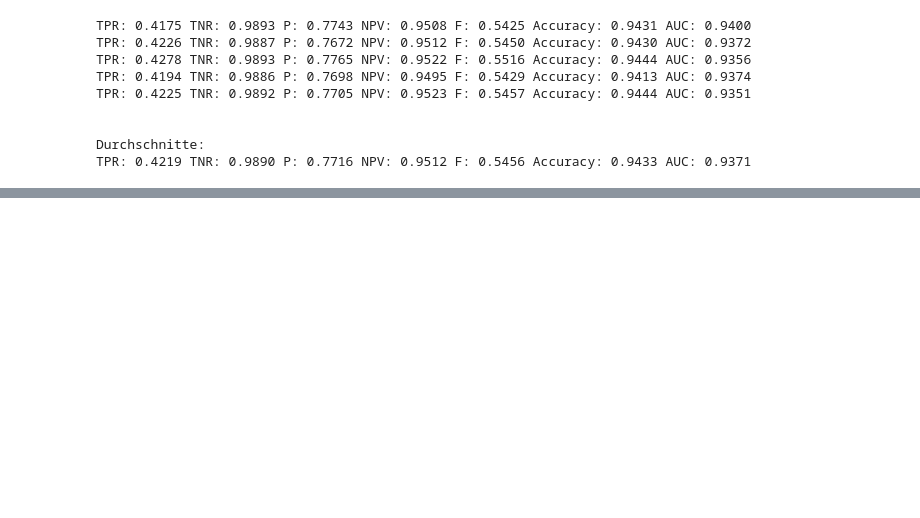
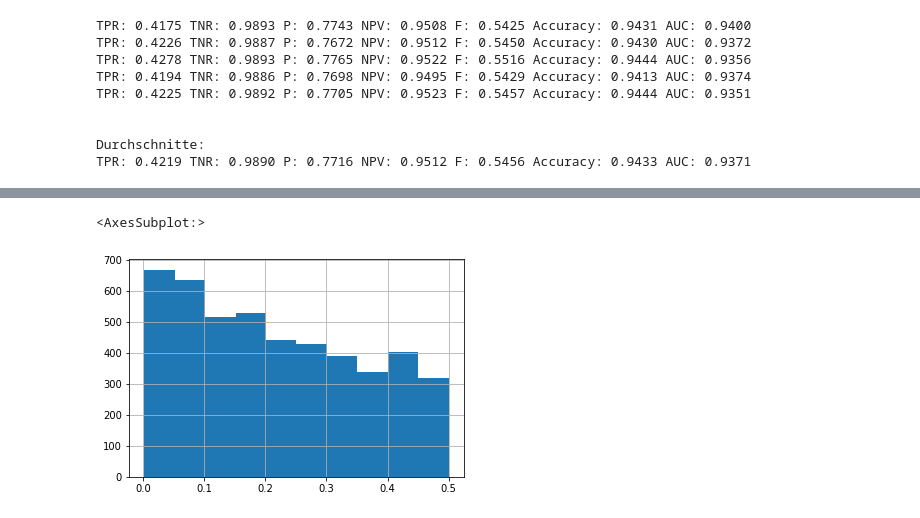
Before and after one commit to robertgraefe/Masterarbeit, a Jupyter notebook: Jupyter Notebook/5. Models/Esembler/3. Random Forest/3.6. Model Random Forest All.ipynb, the cells around one changed output, grey strips where cells are left out. Drawn from its saved outputs; the diff is of its cells as text; code cells hidden in the pictures; blank space fills up the shorter version.

```diff
--- a/Jupyter Notebook/5. Models/Esembler/3. Random Forest/3.6. Model Random Forest All.ipynb
+++ b/Jupyter Notebook/5. Models/Esembler/3. Random Forest/3.6. Model Random Forest All.ipynb
@@ -399,0 +421,5 @@ TPR: 0.4219 TNR: 0.9890 P: 0.7716 NPV: 0.9512 F: 0.5456 Accuracy: 0.9433 AUC: 0.
+# %%
+paybacks[paybacks["actual"] == 1]["predicted"].hist()
+# %% [output]
+<AxesSubplot:>
+[figure, added]
```
Also changed, not shown: parts of 7 cells of this notebook, 10 other files.
